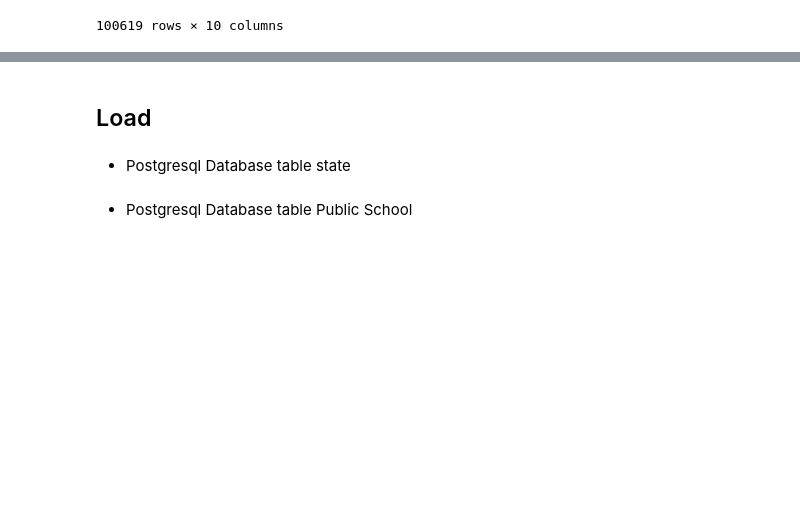
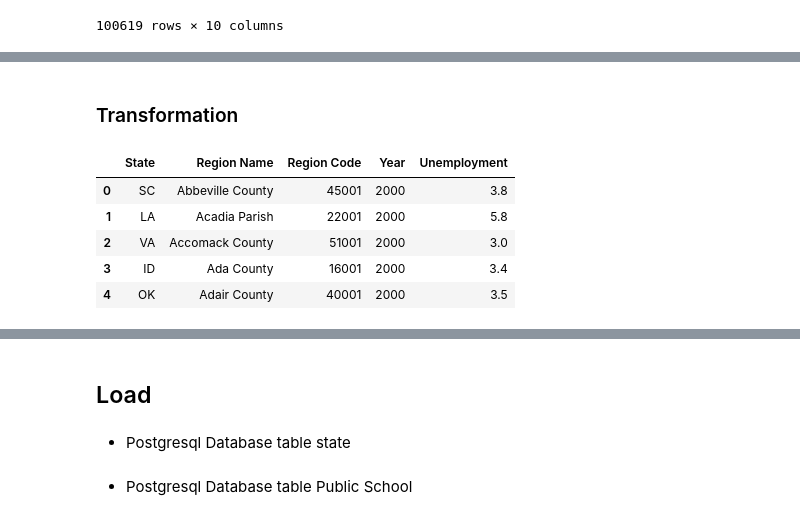
Before and after one commit to rwashington1159/ETL-US_Quality_of_live_by_State_Database, a Jupyter notebook: ETL_Notebook.ipynb, the cells around one changed output, grey strips where cells are left out. Cells and saved outputs as stored; diff of their text form; code cells hidden in the pictures; blank space fills up the shorter version.

```diff
--- a/ETL_Notebook.ipynb
+++ b/ETL_Notebook.ipynb
@@ -456,0 +486,19 @@ public_schools.to_csv(r'Resources/Clean_data/public_schools.csv', index = False)
+# %% [markdown]
+### Transformation
+# %%
+# Clean up and reorganize
+
+# Extract desired data only
+unemployment_df1 = unemployment_df.drop(labels=['Series ID'], axis=1)
+unemployment_df = unemployment_df[['State', 'Region Name', 'Region Code'] + [str(x) for x in range(2000, 2019)]]
+
+# Reorganize years
+unemployment_df = unemployment_df.melt(('State', 'Region Name', 'Region Code'), var_name='Year', value_name='Unemployment')
+unemployment_df.head()
+# %% [output]
+|  | State | Region Name | Region Code | Year | Unemployment |
+| 0 | SC | Abbeville County | 45001 | 2000 | 3.8 |
+| 1 | LA | Acadia Parish | 22001 | 2000 | 5.8 |
+| 2 | VA | Accomack County | 51001 | 2000 | 3.0 |
+| 3 | ID | Ada County | 16001 | 2000 | 3.4 |
+| 4 | OK | Adair County | 40001 | 2000 | 3.5 |
```
Also changed, not shown: parts of 11 cells of this notebook.
